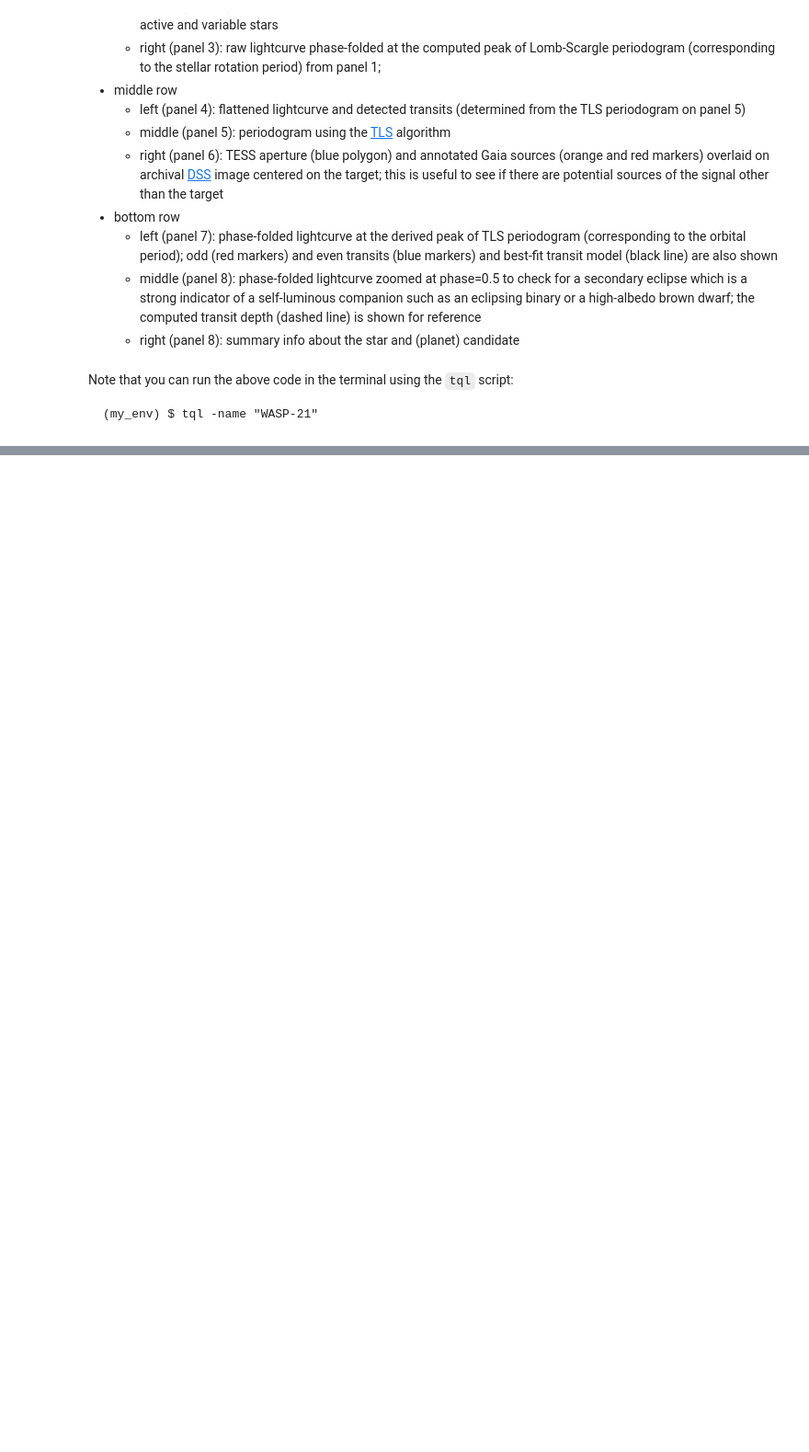
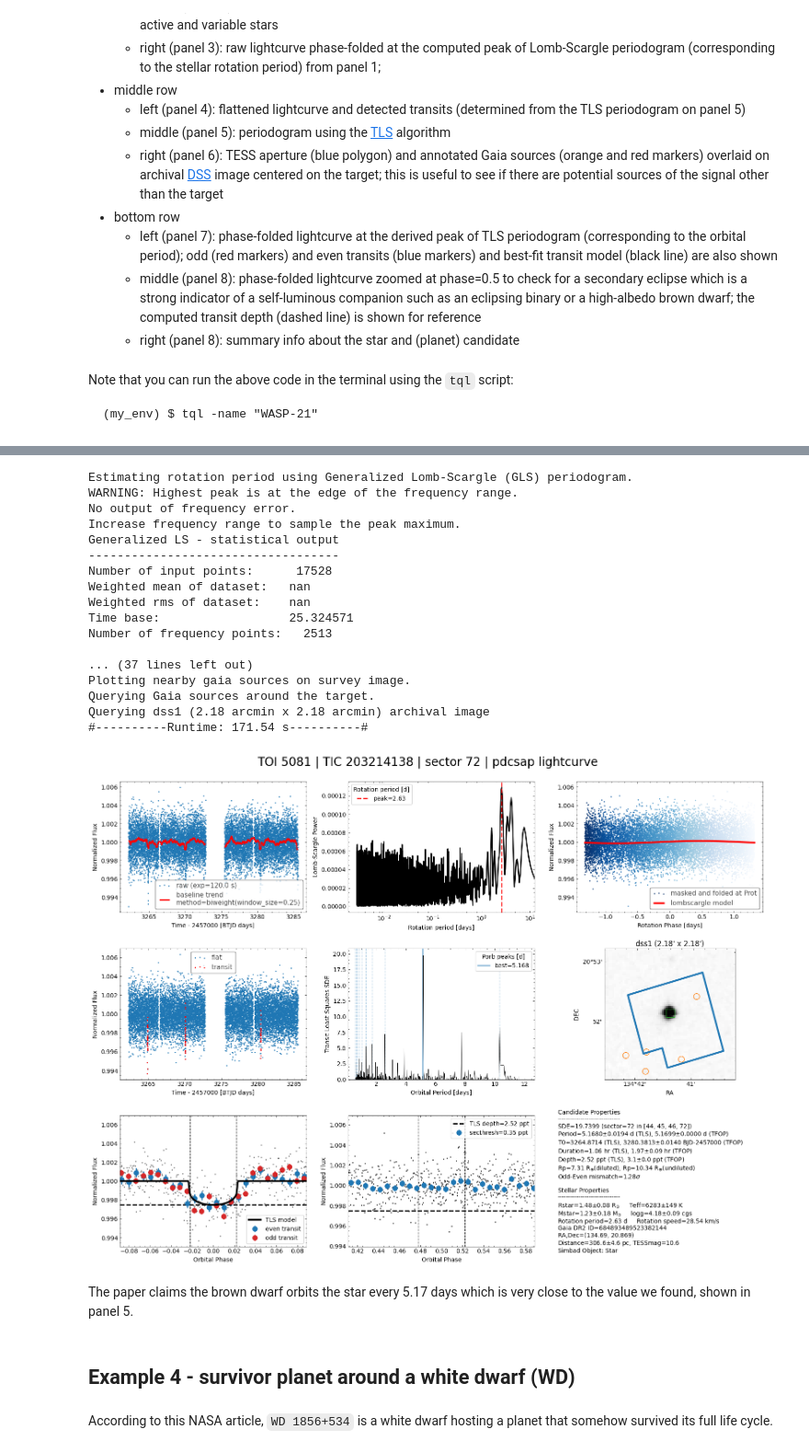
Before and after one commit to jpdeleon/quicklook, a Jupyter notebook: notebook/example.ipynb, the cells around one changed output, grey strips where cells are left out. Shown at 92% size. Drawn from its saved outputs; the diff is of its cells as text; code cells hidden in the pictures; blank space fills up the shorter version.

```diff
--- a/notebook/example.ipynb
+++ b/notebook/example.ipynb
@@ -111,0 +187,2 @@ Note that you can run the above code in the terminal using the `tql` script:
+# %%
+bd = TessQuickLook(target_name="EPIC 212036875")
@@ -111,0 +208,27 @@ Note that you can run the above code in the terminal using the `tql` script:
+# %%
+fig = bd.plot_tql()
+# %% [output]
+Estimating rotation period using Generalized Lomb-Scargle (GLS) periodogram.
+WARNING: Highest peak is at the edge of the frequency range.
+No output of frequency error.
+Increase frequency range to sample the peak maximum.
+Generalized LS - statistical output
+-----------------------------------
+Number of input points:      17528
+Weighted mean of dataset:   nan
+Weighted rms of dataset:    nan
+Time base:                  25.324571
+Number of frequency points:   2513
+
+... (37 lines left out)
+Plotting nearby gaia sources on survey image.
+Querying Gaia sources around the target.
+Querying dss1 (2.18 arcmin x 2.18 arcmin) archival image
+#----------Runtime: 171.54 s----------#
+[figure, added]
+# %% [markdown]
+The paper claims the brown dwarf orbits the star every 5.17 days which is very close to the value we found, shown in panel 5.
+# %% [markdown]
+## Example 4 - survivor planet around a white dwarf (WD)
+# %% [markdown]
+According to this NASA article, `WD 1856+534` is a white dwarf hosting a planet that somehow survived its full life cycle.
```
Also changed, not shown: parts of 28 cells of this notebook.
